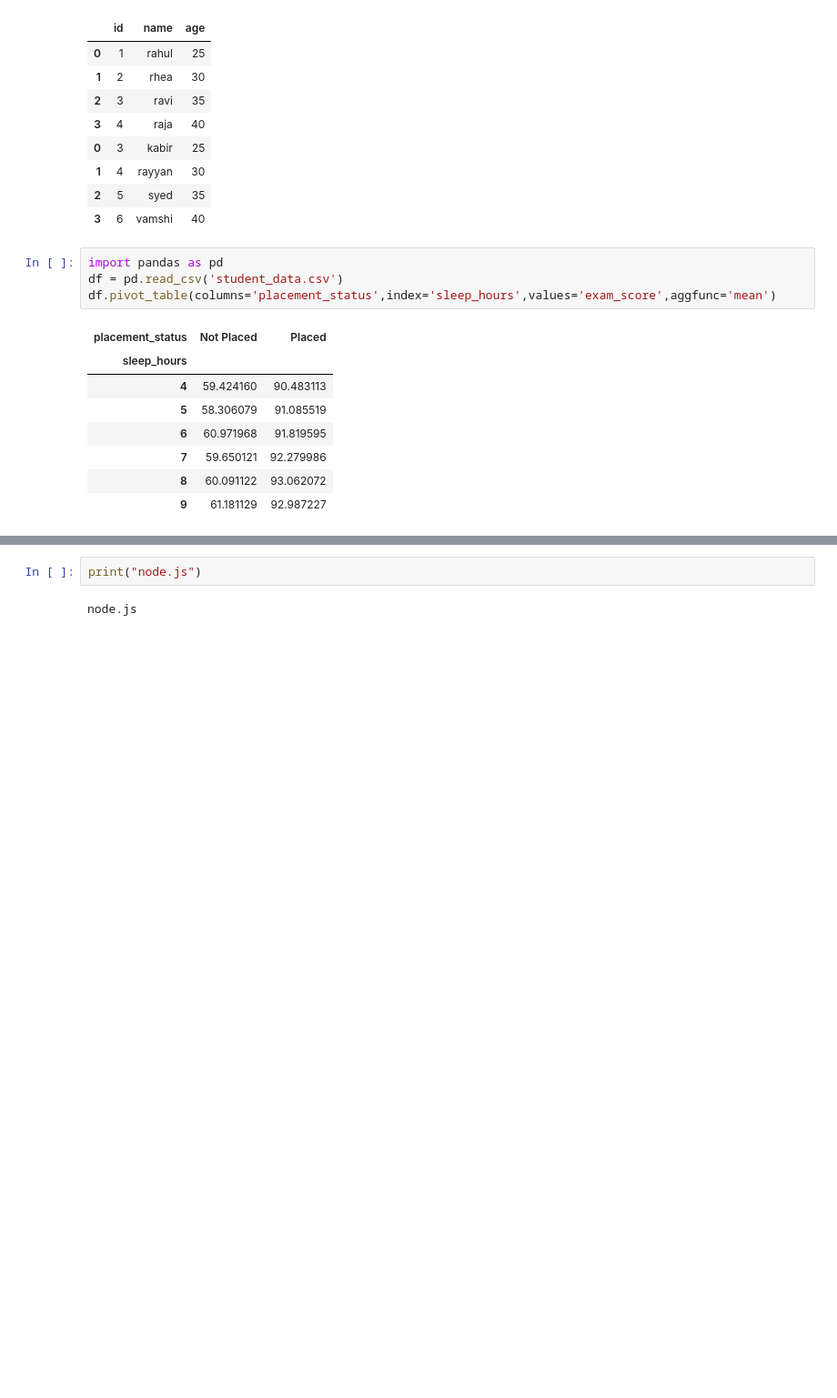
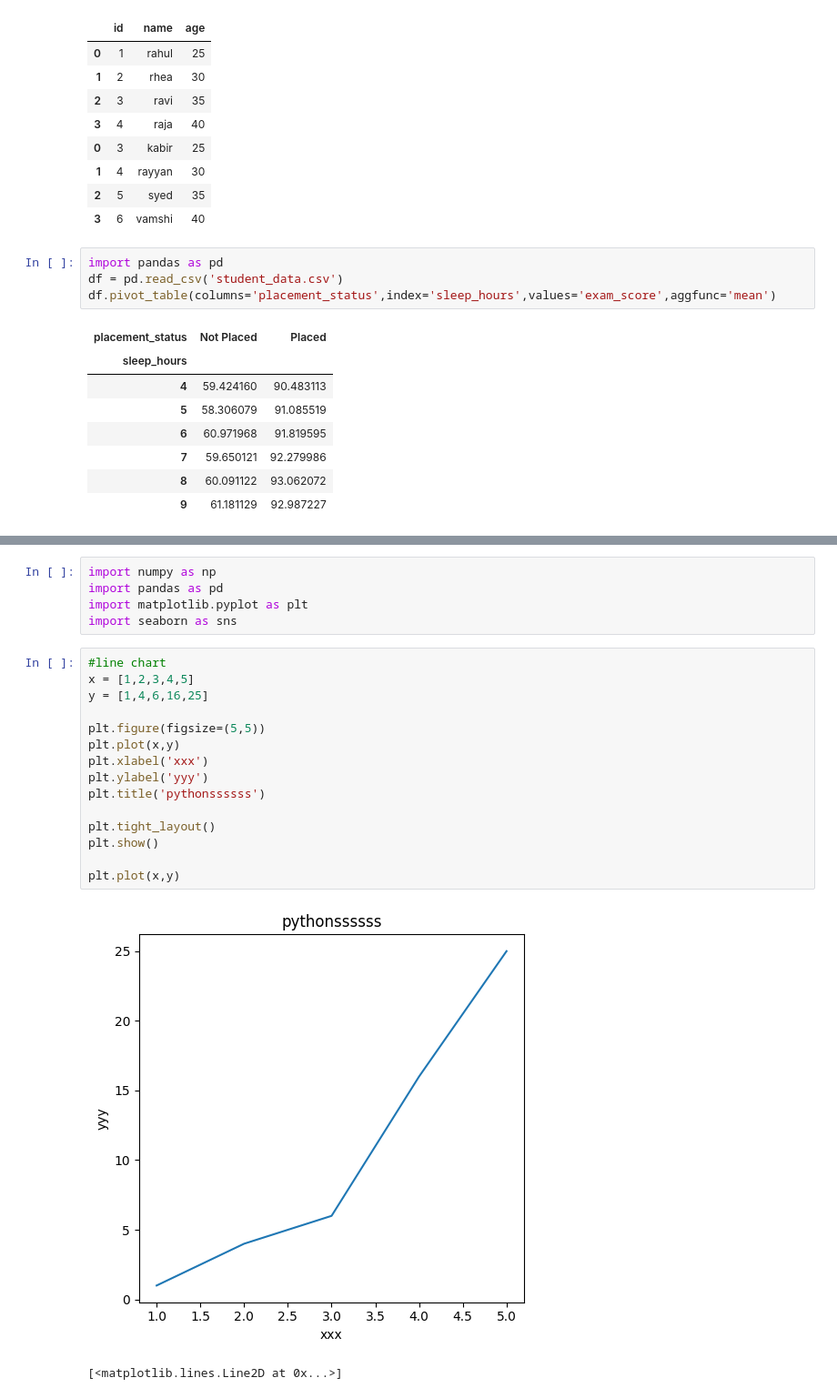
Before and after one commit to syedryaaan/data_science, a Jupyter notebook: pandas.ipynb, the cells around one changed output, grey strips where cells are left out. Shown at 91% size. Cells and saved outputs as stored; diff of their text form; blank space fills up the shorter version.

```diff
--- a/pandas.ipynb
+++ b/pandas.ipynb
@@ -476,7 +476,26 @@ df.pivot_table(columns='study_hours',index='sleep_hours',values='assignments_com
 | 7 | 11.026846 | 9.166667 | 9.440252 | 10.007143 | 9.888889 | 9.606250 | 10.750000 | 8.380368 | 11.130719 | 10.506024 | 9.741007 |
 | 8 | 9.303448 | 8.741935 | 9.807692 | 10.204545 | 9.843373 | 10.105960 | 10.057325 | 9.967742 | 10.633987 | 10.060000 | 10.220000 |
 | 9 | 10.245283 | 9.646667 | 9.968944 | 9.582822 | 10.308725 | 9.744681 | 10.355828 | 9.926667 | 10.085714 | 9.185185 | 10.141844 |
-# %%
-print("node.js")
-# %% [output]
-node.js
+# %%
+import numpy as np
+import pandas as pd
+import matplotlib.pyplot as plt
+import seaborn as sns
+# %%
+#line chart
+x = [1,2,3,4,5]
+y = [1,4,6,16,25]
+
+plt.figure(figsize=(5,5))
+plt.plot(x,y)
+plt.xlabel('xxx')
+plt.ylabel('yyy')
+plt.title('pythonssssss')
+
+plt.tight_layout()
+plt.show()
+
+plt.plot(x,y)
+# %% [output]
+[figure, added]
+[<matplotlib.lines.Line2D at 0x...>]
```
Also changed, not shown: parts of 9 cells of this notebook.
